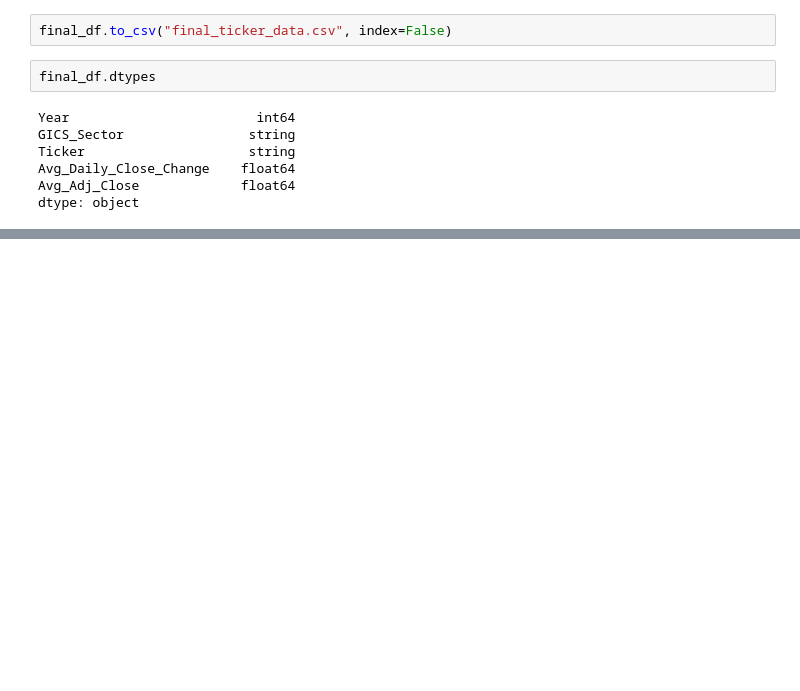
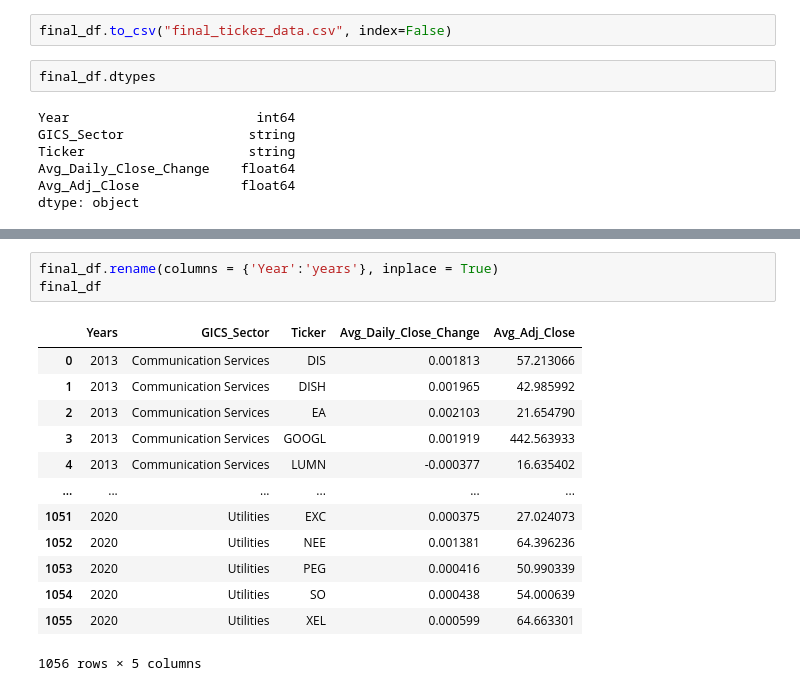
Before and after one commit to AlexGeiger1/Final_Project, a Jupyter notebook: ETL/ETL_stocks.ipynb, the cells around one changed output, grey strips where cells are left out. Drawn from its saved outputs; the diff is of its cells as text; blank space fills up the shorter version.

```diff
--- a/ETL/ETL_stocks.ipynb
+++ b/ETL/ETL_stocks.ipynb
@@ -440,0 +443,17 @@ dtype: object
+# %%
+final_df.rename(columns = {'Year':'years'}, inplace = True)
+final_df
+# %% [output]
+|  | Years | GICS_Sector | Ticker | Avg_Daily_Close_Change | Avg_Adj_Close |
+| 0 | 2013 | Communication Services | DIS | 0.001813 | 57.213066 |
+| 1 | 2013 | Communication Services | DISH | 0.001965 | 42.985992 |
+| 2 | 2013 | Communication Services | EA | 0.002103 | 21.654790 |
+| 3 | 2013 | Communication Services | GOOGL | 0.001919 | 442.563933 |
+| 4 | 2013 | Communication Services | LUMN | -0.000377 | 16.635402 |
+| ... | ... | ... | ... | ... | ... |
+| 1051 | 2020 | Utilities | EXC | 0.000375 | 27.024073 |
+| 1052 | 2020 | Utilities | NEE | 0.001381 | 64.396236 |
+| 1053 | 2020 | Utilities | PEG | 0.000416 | 50.990339 |
+| 1054 | 2020 | Utilities | SO | 0.000438 | 54.000639 |
+| 1055 | 2020 | Utilities | XEL | 0.000599 | 64.663301 |
+1056 rows × 5 columns
```
Also changed, not shown: parts of 9 cells of this notebook, 3 other files.
